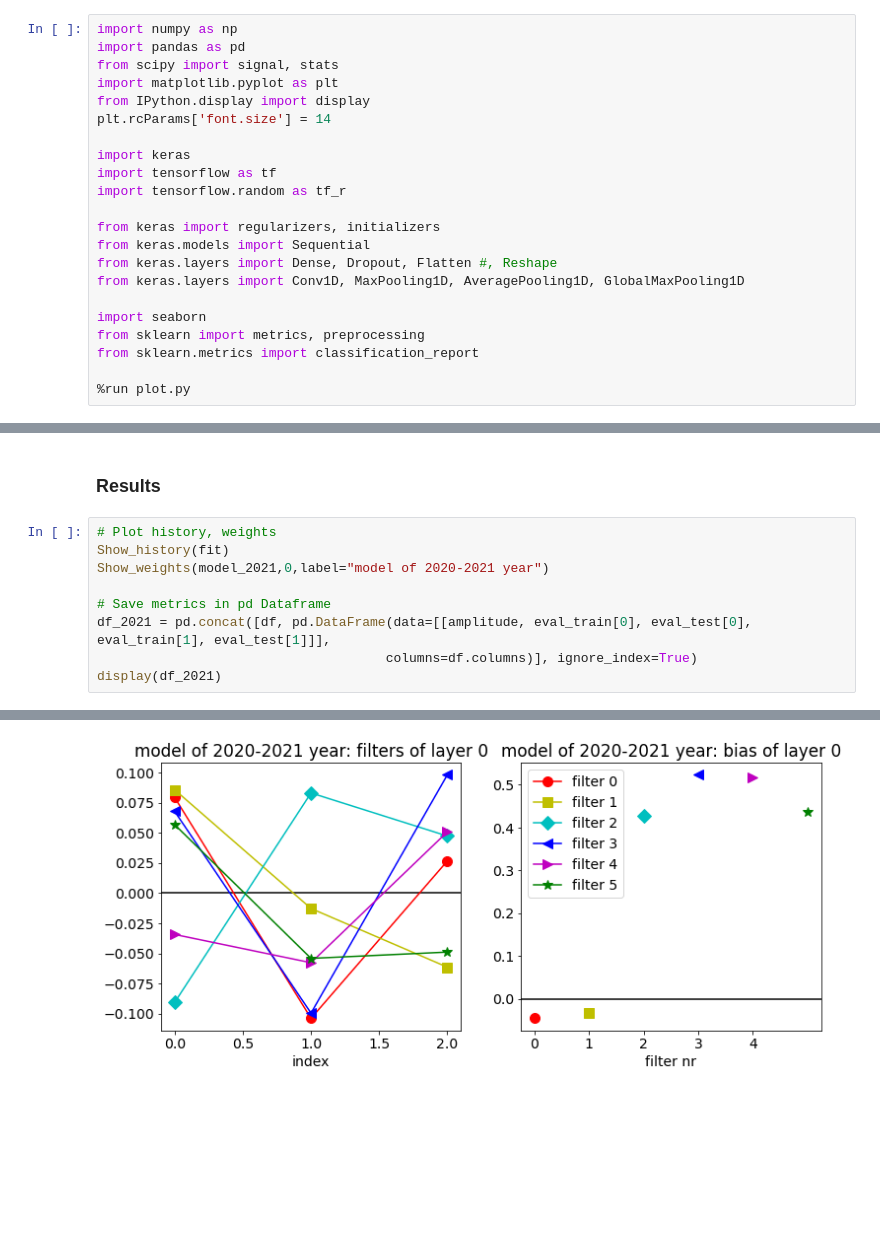
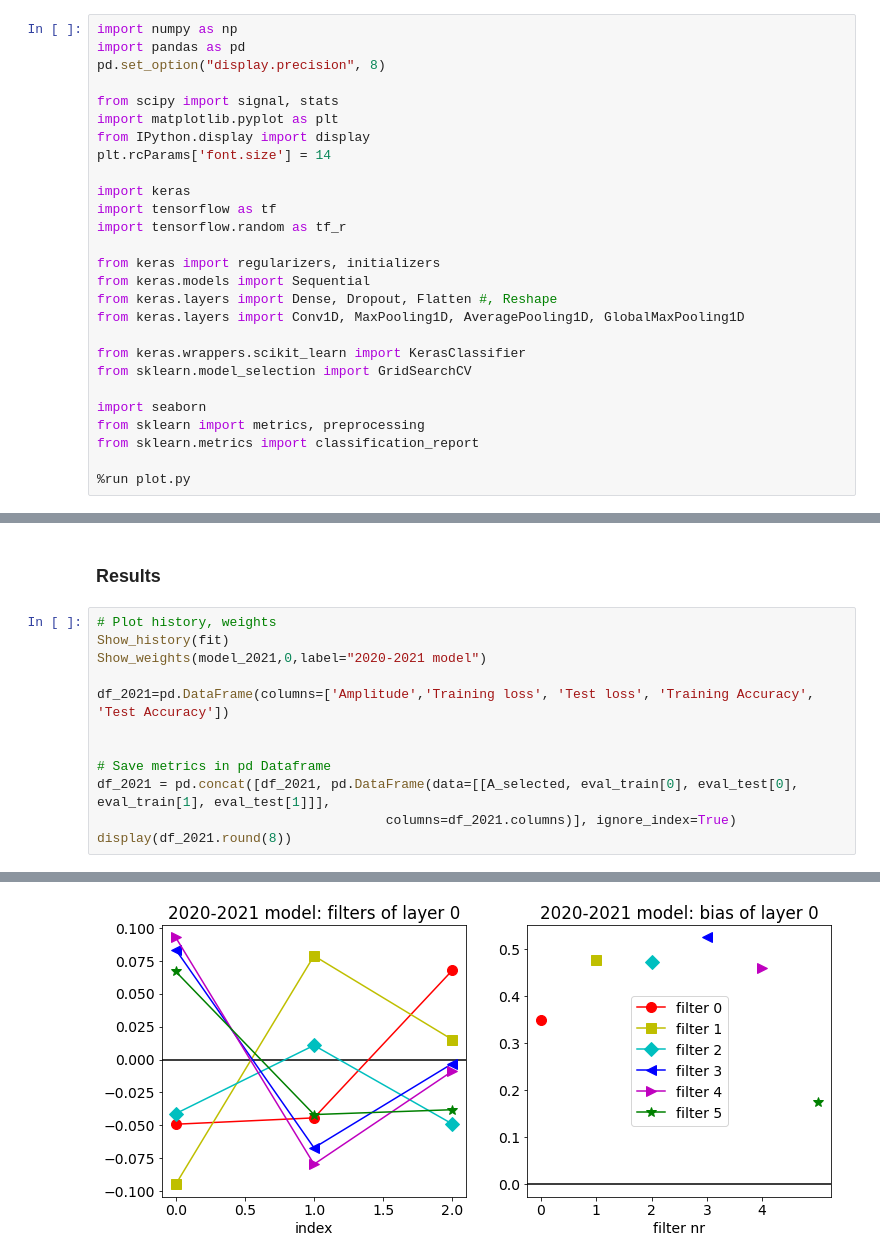
Before and after one commit to PaoloZinesi/ComputationalPhysics_modB, a Jupyter notebook: 03_CNN/analyze_time-series.ipynb, the cells around one changed output, grey strips where cells are left out. Drawn from its saved outputs; the diff is of its cells as text; blank space fills up the shorter version.

```diff
--- a/03_CNN/analyze_time-series.ipynb
+++ b/03_CNN/analyze_time-series.ipynb
@@ -3,6 +3,8 @@
 # %%
 import numpy as np
 import pandas as pd
+pd.set_option("display.precision", 8)
+
 from scipy import signal, stats
 import matplotlib.pyplot as plt
 from IPython.display import display
@@ -17,6 +19,9 @@ from keras.models import Sequential
 from keras.layers import Dense, Dropout, Flatten #, Reshape
 from keras.layers import Conv1D, MaxPooling1D, AveragePooling1D, GlobalMaxPooling1D
 
+from keras.wrappers.scikit_learn import KerasClassifier
+from sklearn.model_selection import GridSearchCV
+
 import seaborn
 from sklearn import metrics, preprocessing
 from sklearn.metrics import classification_report
@@ -303,10 +477,13 @@ eval_test = model_2021.evaluate(x_val, y_val, batch_size=BATCH_SIZE, verbose=0)
 # %%
 # Plot history, weights
 Show_history(fit)
-Show_weights(model_2021,0,label="model of 2020-2021 year")
+Show_weights(model_2021,0,label="2020-2021 model")
+
+df_2021=pd.DataFrame(columns=['Amplitude','Training loss', 'Test loss', 'Training Accuracy', 'Test Accuracy'])
+
 
 # Save metrics in pd Dataframe
-df_2021 = pd.concat([df, pd.DataFrame(data=[[amplitude, eval_train[0], eval_test[0], eval_train[1], eval_test[1]]],
-                                     columns=df.columns)], ignore_index=True)
-display(df_2021)
+df_2021 = pd.concat([df_2021, pd.DataFrame(data=[[A_selected, eval_train[0], eval_test[0], eval_train[1], eval_test[1]]],
+                                     columns=df_2021.columns)], ignore_index=True)
+display(df_2021.round(8))
 # %% [output]
@@ -314,2 +491,2 @@ display(df_2021)
-[figure, old version]
+[figure, new version]
 |  | Amplitude | Training loss | Test loss | Training Accuracy | Test Accuracy |
```
Also changed, not shown: parts of 24 cells of this notebook, 13 other files.
